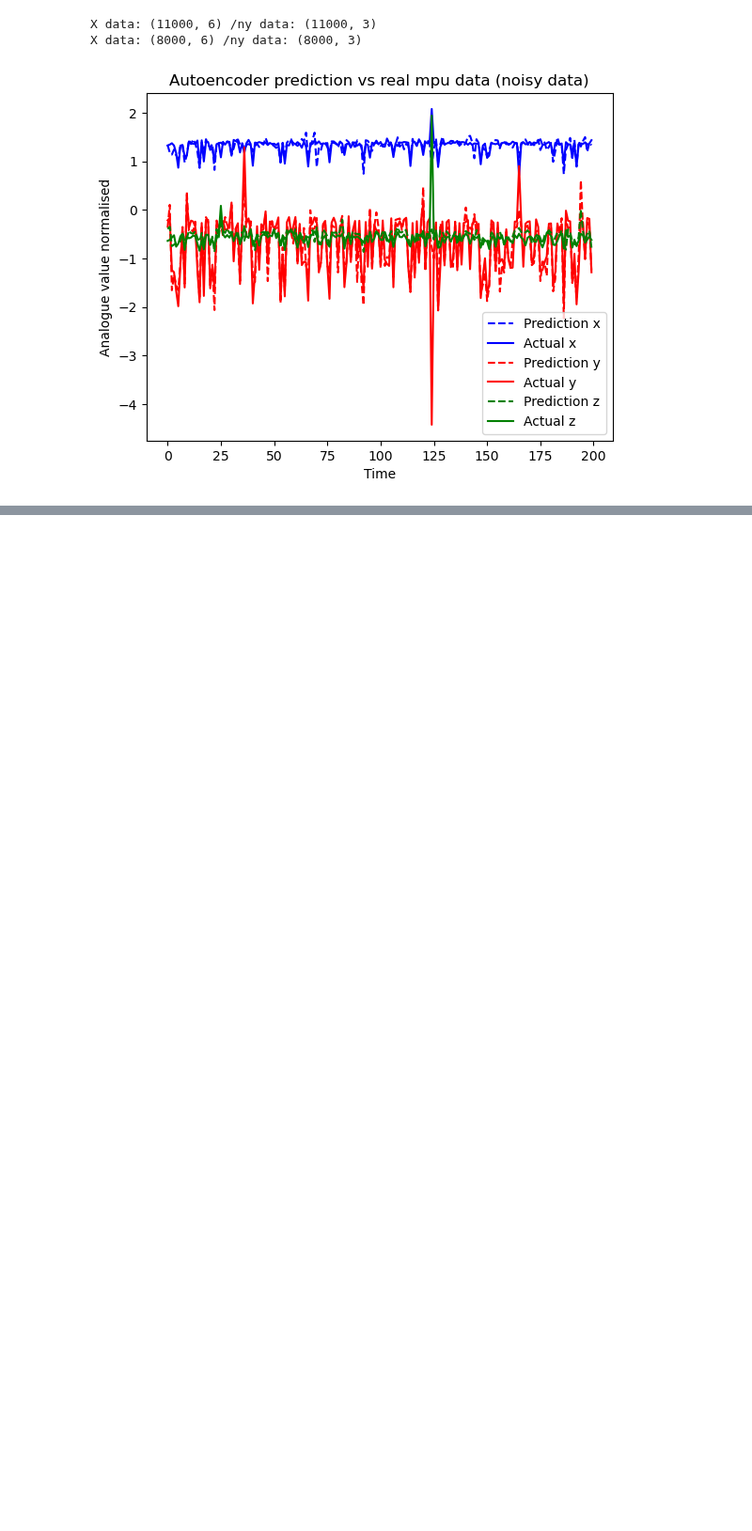
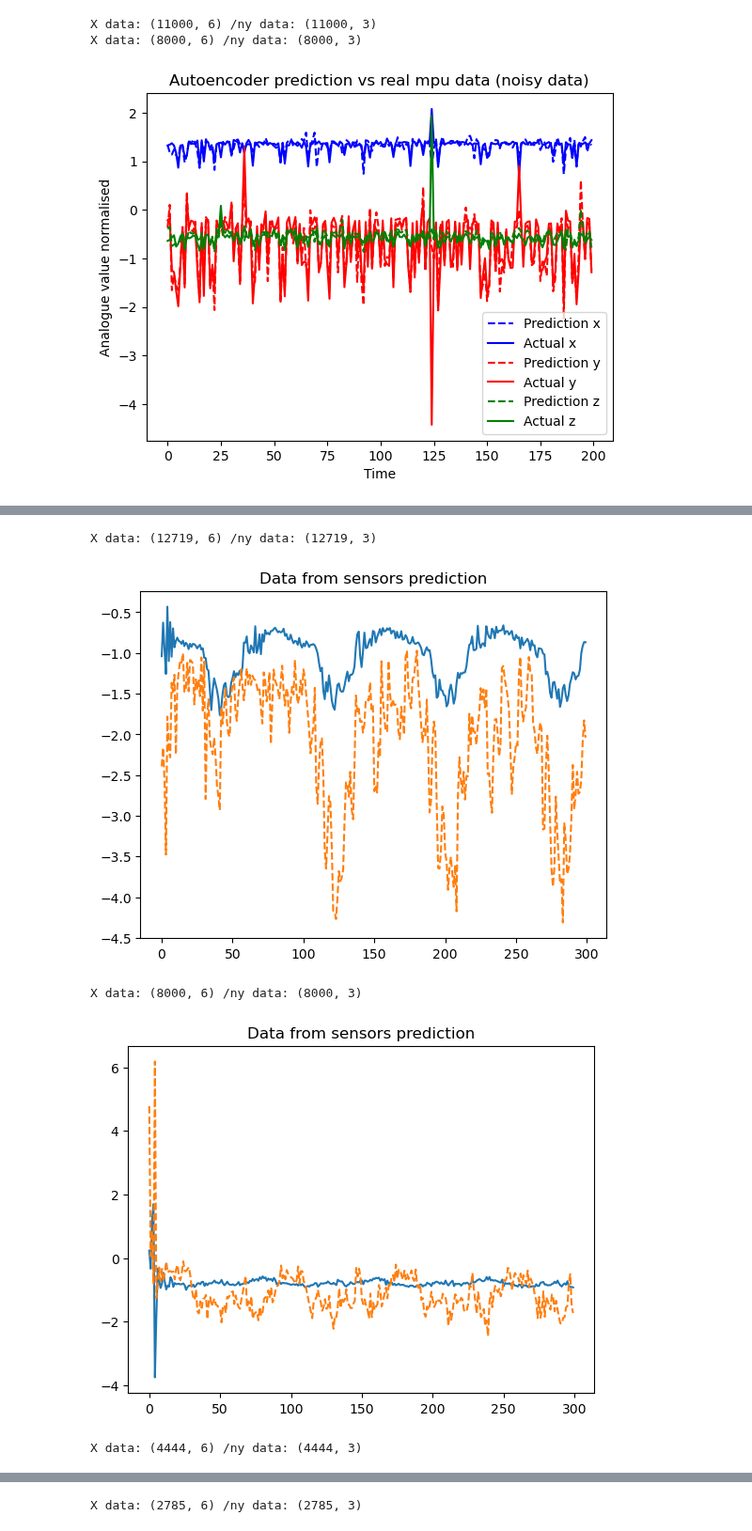
Before and after one commit to shepai/TactileSensor, a Jupyter notebook: Code/Data collection/robot/GPUCluster/autoencoderRun.ipynb, the cells around one changed output, grey strips where cells are left out. Shown at 94% size. Cells and saved outputs as stored; diff of their text form; code cells hidden in the pictures; blank space fills up the shorter version.

```diff
--- a/Code/Data collection/robot/GPUCluster/autoencoderRun.ipynb
+++ b/Code/Data collection/robot/GPUCluster/autoencoderRun.ipynb
@@ -372,0 +407,26 @@ X data: (8000, 6) /ny data: (8000, 3)
+# %%
+
+def show_in_format(name,axis=1):
+    X,y=sort_data(name)
+    X_,y_=gen_temporal_data_2(X,y,50)
+    #reduction
+    X_=(X_-np.average(X_))/np.std(X_)
+    y_=(y_-np.average(y_))/np.std(y_)
+    #split
+    x_train1 = torch.tensor(X_.astype(np.float32)).view(-1, input_size)
+    outputs = model.forward(x_train1)
+    plt.title("Data from sensors prediction")
+    plt.plot(y_[0:300,axis])
+    plt.plot(outputs.detach().numpy()[0:300,axis],"--")
+    plt.show()
+
+show_in_format("accmovementRightFoot.csv")
+show_in_format("accmovementRightFootDay5.csv")
+show_in_format("accmovementLeftFoot.csv")
+show_in_format("accmovementRightFootDay4.csv")
+# %% [output]
+X data: (12719, 6) /ny data: (12719, 3)
+[figure, added]
+X data: (8000, 6) /ny data: (8000, 3)
+[figure, added]
+X data: (4444, 6) /ny data: (4444, 3)
@@ -372,0 +434 @@ X data: (8000, 6) /ny data: (8000, 3)
+X data: (2785, 6) /ny data: (2785, 3)
```
Also changed, not shown: parts of 11 cells of this notebook.
